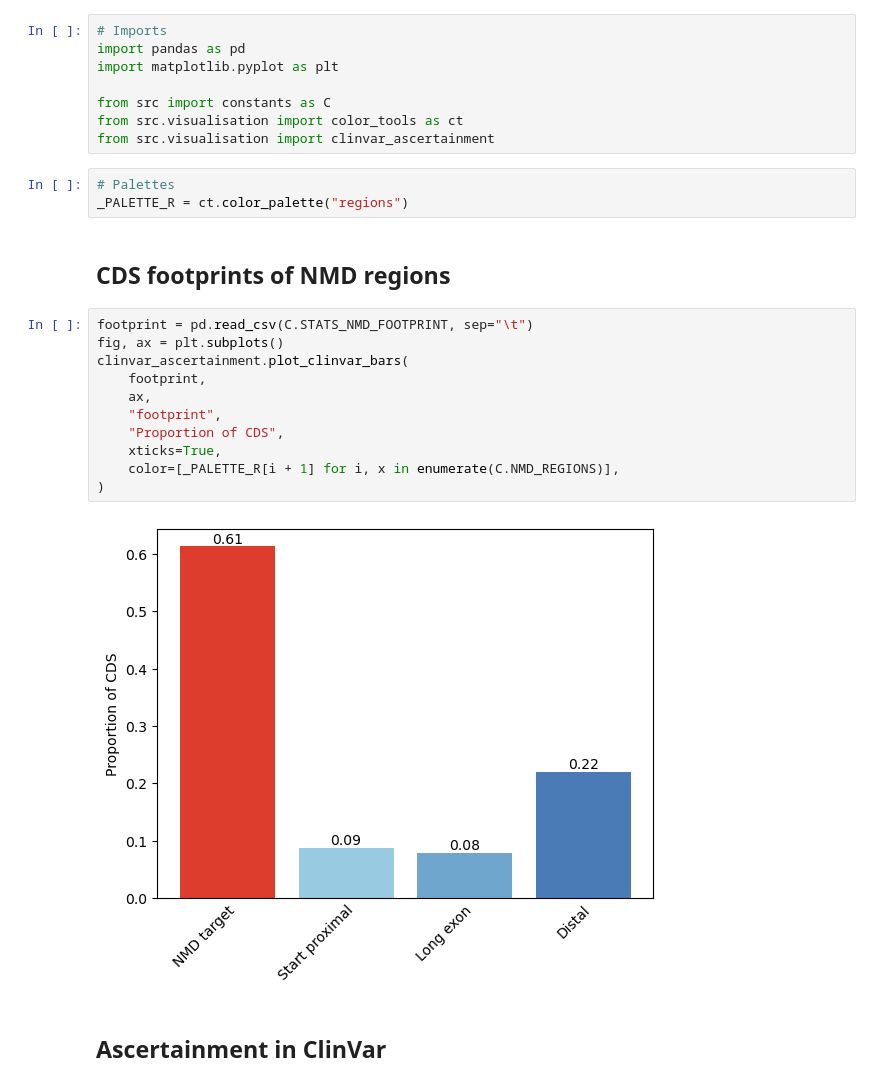
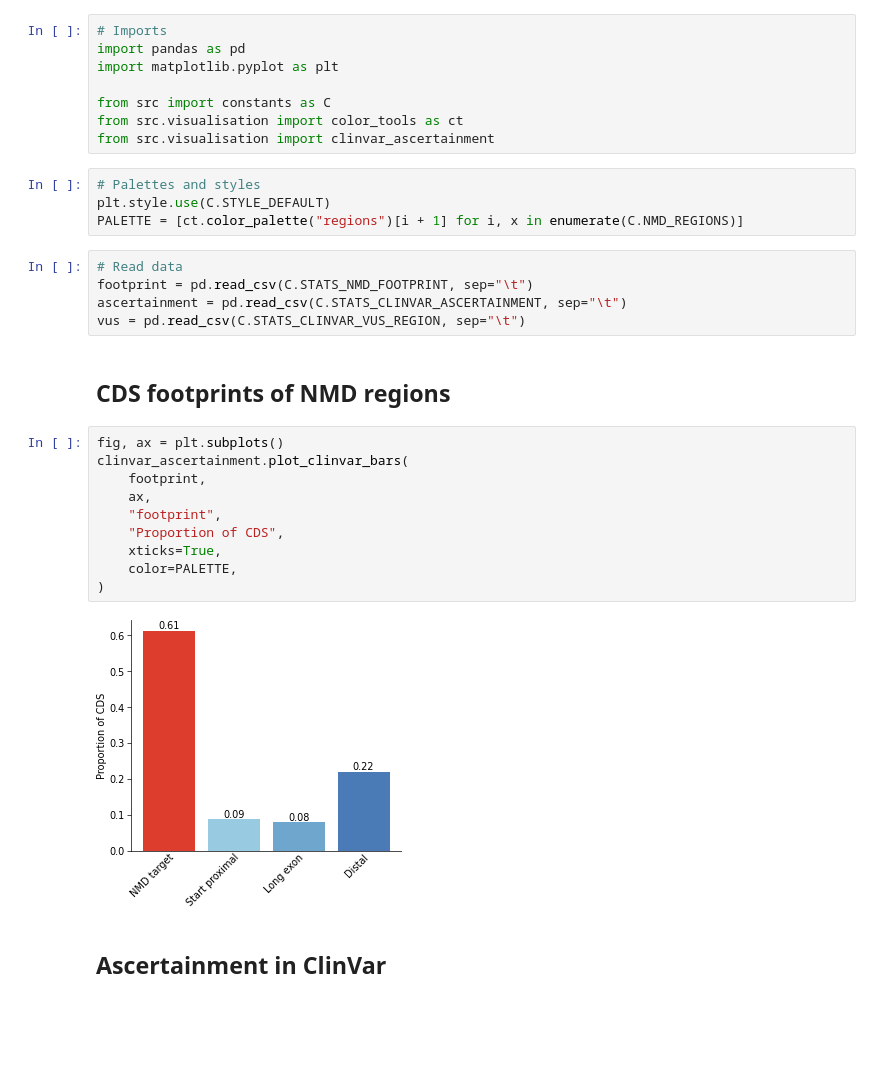
Before and after one commit to alexblakes/regional_nonsense_constraint, a Jupyter notebook: notebooks/figures/fig_01_clinvar_ascertainment_plots.ipynb, the cells around one changed output. Cells and saved outputs as stored; diff of their text form; blank space fills up the shorter version.

```diff
--- a/notebooks/figures/fig_01_clinvar_ascertainment_plots.ipynb
+++ b/notebooks/figures/fig_01_clinvar_ascertainment_plots.ipynb
@@ -12,23 +15,28 @@ from src import constants as C
 from src.visualisation import color_tools as ct
 from src.visualisation import clinvar_ascertainment
 # %%
-# Palettes
-_PALETTE_R = ct.color_palette("regions")
+# Palettes and styles
+plt.style.use(C.STYLE_DEFAULT)
+PALETTE = [ct.color_palette("regions")[i + 1] for i, x in enumerate(C.NMD_REGIONS)]
-# %% [markdown]
-## CDS footprints of NMD regions
 # %%
+# Read data
 footprint = pd.read_csv(C.STATS_NMD_FOOTPRINT, sep="\t")
-fig, ax = plt.subplots()
-clinvar_ascertainment.plot_clinvar_bars(
-    footprint,
-    ax,
-    "footprint",
-    "Proportion of CDS",
-    xticks=True,
-    color=[_PALETTE_R[i + 1] for i, x in enumerate(C.NMD_REGIONS)],
-)
+ascertainment = pd.read_csv(C.STATS_CLINVAR_ASCERTAINMENT, sep="\t")
+vus = pd.read_csv(C.STATS_CLINVAR_VUS_REGION, sep="\t")
-# %% [output]
-[figure, removed]
+# %% [markdown]
+## CDS footprints of NMD regions
+# %%
+fig, ax = plt.subplots()
+clinvar_ascertainment.plot_clinvar_bars(
+    footprint,
+    ax,
+    "footprint",
+    "Proportion of CDS",
+    xticks=True,
+    color=PALETTE,
+)
+# %% [output]
+[figure, added]
 # %% [markdown]
 ## Ascertainment in ClinVar
 # %%
```
Also changed, not shown: parts of 3 cells of this notebook, 1 other file.
